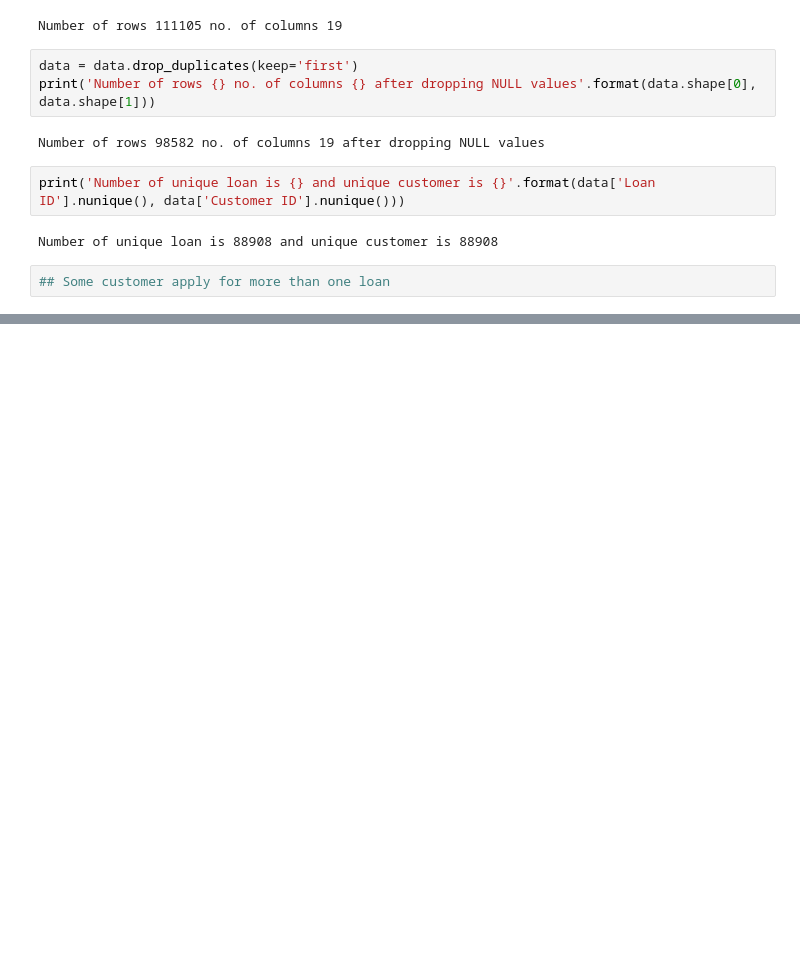
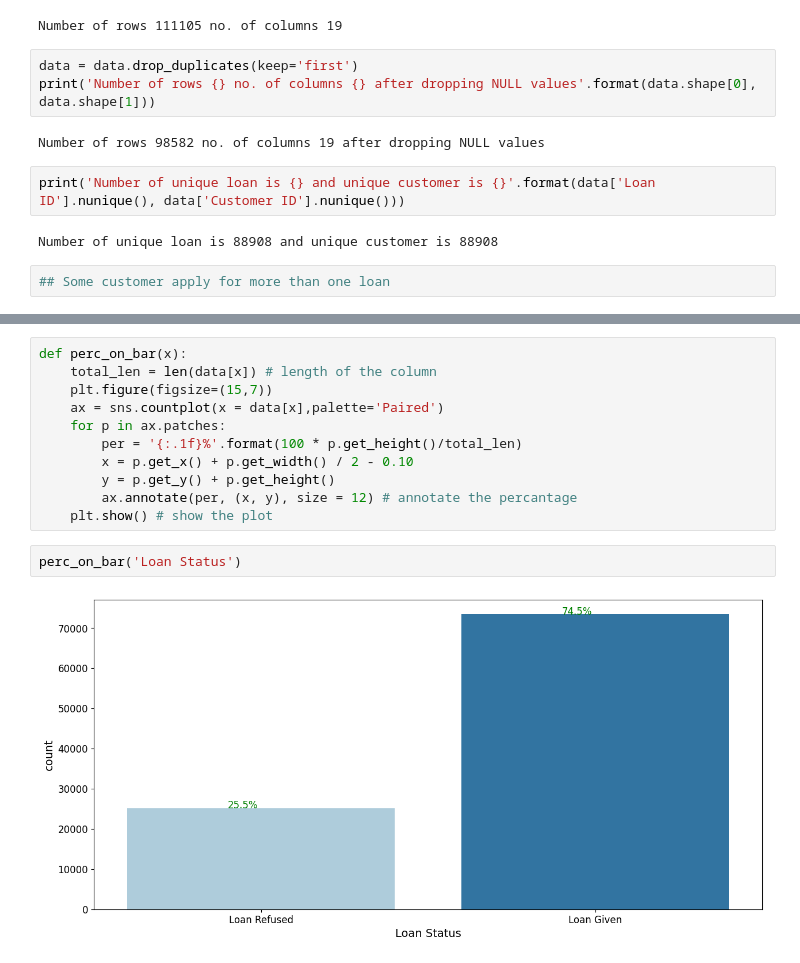
Before and after one commit to M-S-ALAM/Loan-Eligibility-Prediction, a Jupyter notebook: Exploratory Data Analysis.ipynb, the cells around one changed output, grey strips where cells are left out. Drawn from its saved outputs; the diff is of its cells as text; blank space fills up the shorter version.

```diff
--- a/Exploratory Data Analysis.ipynb
+++ b/Exploratory Data Analysis.ipynb
@@ -53,0 +99,15 @@ Number of unique loan is 88908 and unique customer is 88908
+# %%
+def perc_on_bar(x):
+    total_len = len(data[x]) # length of the column
+    plt.figure(figsize=(15,7))
+    ax = sns.countplot(x = data[x],palette='Paired')
+    for p in ax.patches:
+        per = '{:.1f}%'.format(100 * p.get_height()/total_len)
+        x = p.get_x() + p.get_width() / 2 - 0.10
+        y = p.get_y() + p.get_height()
+        ax.annotate(per, (x, y), size = 12) # annotate the percantage
+    plt.show() # show the plot
+# %%
+perc_on_bar('Loan Status')
+# %% [output]
+[figure, added]
```
Also changed, not shown: parts of 47 cells of this notebook, 3 other files.
